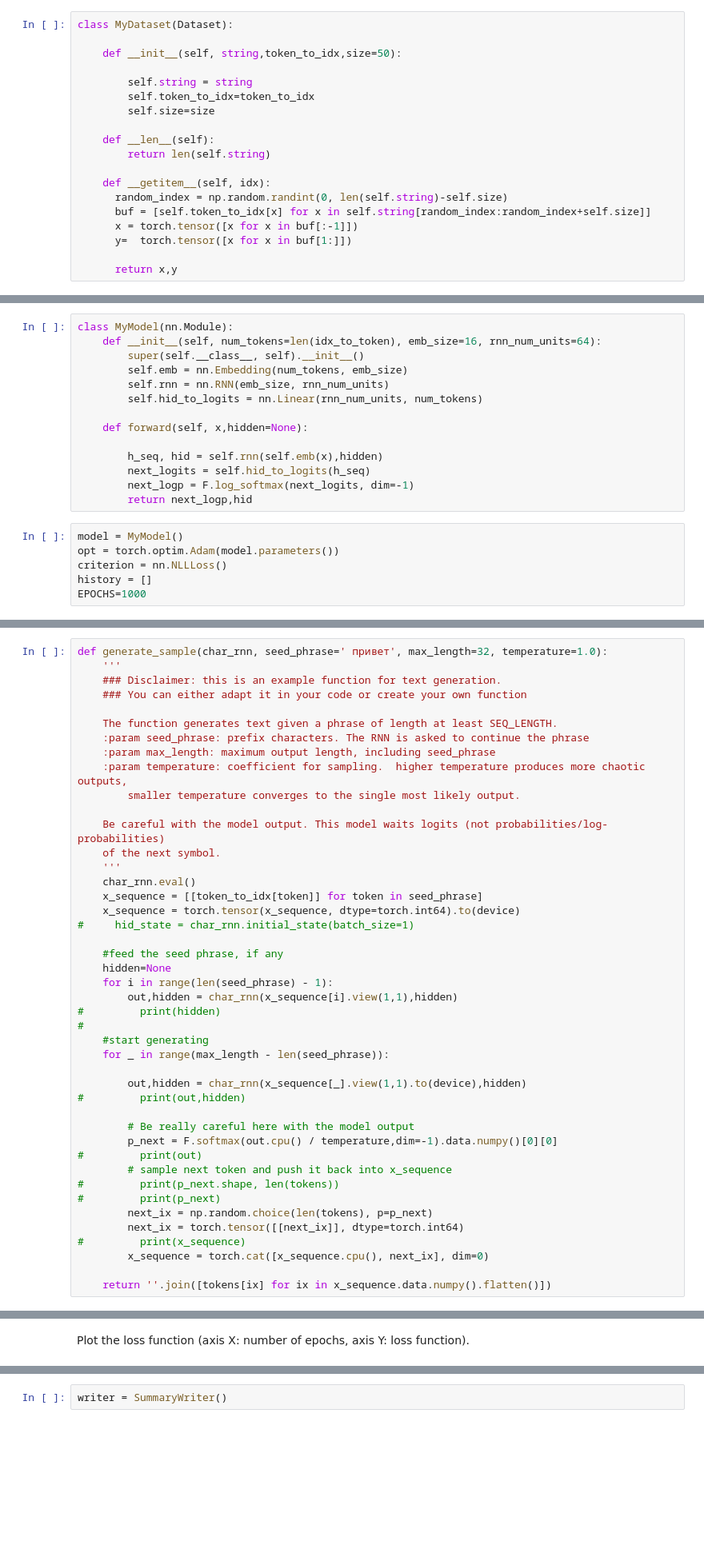
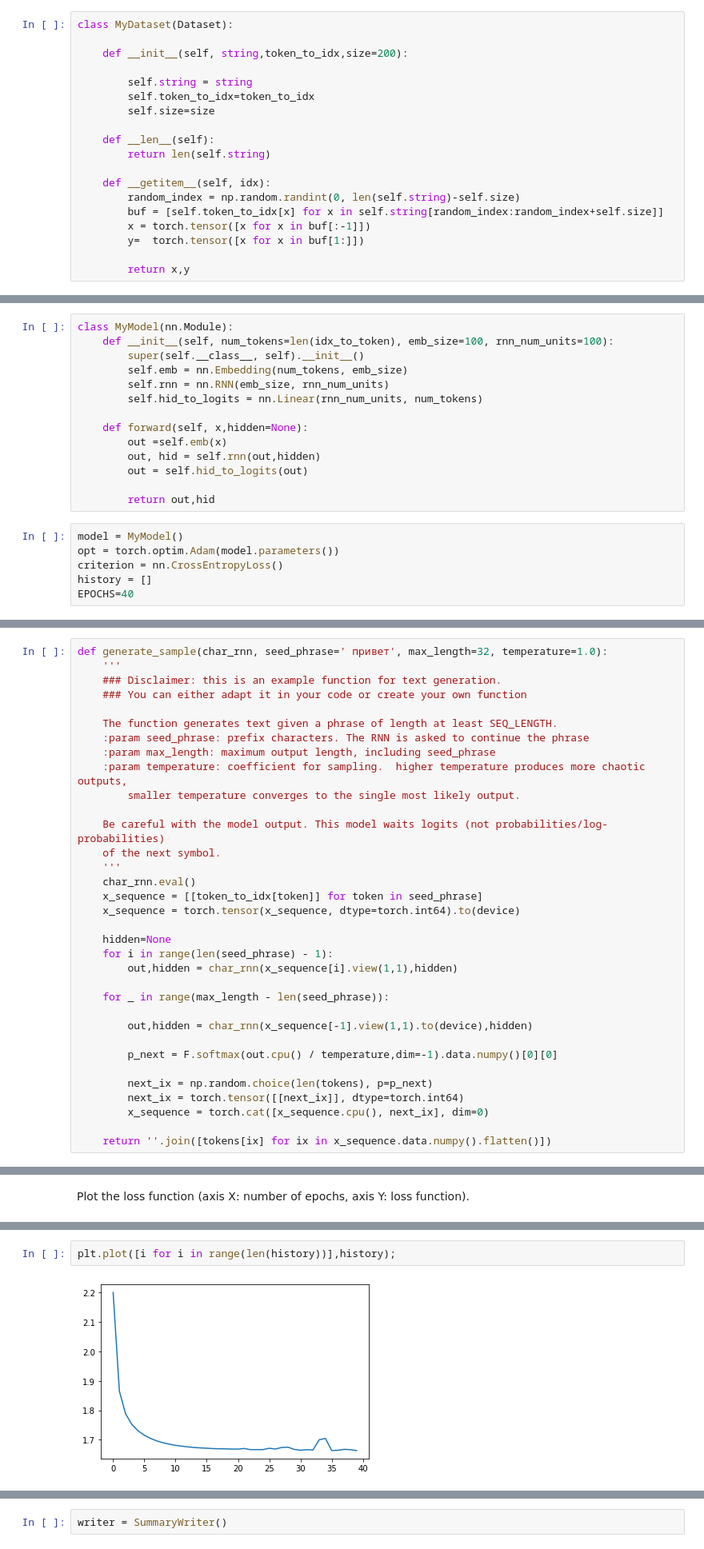
Before and after one commit to Ilyua/made_nlp_course, a Jupyter notebook: homeworks/Lab01_Poetry_generation/Lab01_Poetry_generation.ipynb, the cells around one changed output, grey strips where cells are left out. Shown at 80% size. Drawn from its saved outputs; the diff is of its cells as text; blank space fills up the shorter version.

```diff
--- a/homeworks/Lab01_Poetry_generation/Lab01_Poetry_generation.ipynb
+++ b/homeworks/Lab01_Poetry_generation/Lab01_Poetry_generation.ipynb
@@ -135,7 +145,7 @@ device = torch.device('cuda' if torch.cuda.is_available() else 'cpu')
 # %%
 class MyDataset(Dataset):
 
-    def __init__(self, string,token_to_idx,size=50):
+    def __init__(self, string,token_to_idx,size=200):
 
         self.string = string
         self.token_to_idx=token_to_idx
@@ -145,36 +155,36 @@ class MyDataset(Dataset):
         return len(self.string)
 
     def __getitem__(self, idx):
-      random_index = np.random.randint(0, len(self.string)-self.size)
-      buf = [self.token_to_idx[x] for x in self.string[random_index:random_index+self.size]]
-      x = torch.tensor([x for x in buf[:-1]])
-      y=  torch.tensor([x for x in buf[1:]])
+        random_index = np.random.randint(0, len(self.string)-self.size)
+        buf = [self.token_to_idx[x] for x in self.string[random_index:random_index+self.size]]
+        x = torch.tensor([x for x in buf[:-1]])
+        y=  torch.tensor([x for x in buf[1:]])
 
-      return x,y
+        return x,y
 # %%
 dataset = MyDataset(out,token_to_idx)
 dataloader = DataLoader(dataset, batch_size=128,
                       shuffle=True, num_workers=2)
 # %%
 class MyModel(nn.Module):
-    def __init__(self, num_tokens=len(idx_to_token), emb_size=16, rnn_num_units=64):
+    def __init__(self, num_tokens=len(idx_to_token), emb_size=100, rnn_num_units=100):
         super(self.__class__, self).__init__()
         self.emb = nn.Embedding(num_tokens, emb_size)
         self.rnn = nn.RNN(emb_size, rnn_num_units)
         self.hid_to_logits = nn.Linear(rnn_num_units, num_tokens)
 
     def forward(self, x,hidden=None):
+        out =self.emb(x)
+        out, hid = self.rnn(out,hidden)
+        out = self.hid_to_logits(out)
 
-        h_seq, hid = self.rnn(self.emb(x),hidden)
-        next_logits = self.hid_to_logits(h_seq)
-        next_logp = F.log_softmax(next_logits, dim=-1)
-        return next_logp,hid
+        return out,hid
 # %%
 model = MyModel()
 opt = torch.optim.Adam(model.parameters())
-criterion = nn.NLLLoss()
+criterion = nn.CrossEntropyLoss()
 history = []
-EPOCHS=1000
+EPOCHS=40
 # %%
 writer = SummaryWriter()
 for x,y in dataloader:
@@ -203,29 +213,19 @@ def generate_sample(char_rnn, seed_phrase=' привет', max_length=32, temper
     char_rnn.eval()
     x_sequence = [[token_to_idx[token]] for token in seed_phrase]
     x_sequence = torch.tensor(x_sequence, dtype=torch.int64).to(device)
-#     hid_state = char_rnn.initial_state(batch_size=1)
 
-    #feed the seed phrase, if any
     hidden=None
     for i in range(len(seed_phrase) - 1):
         out,hidden = char_rnn(x_sequence[i].view(1,1),hidden)
-#         print(hidden)
-#
-    #start generating
+
     for _ in range(max_length - len(seed_phrase)):
 
-        out,hidden = char_rnn(x_sequence[_].view(1,1).to(device),hidden)
-#         print(out,hidden)
+        out,hidden = char_rnn(x_sequence[-1].view(1,1).to(device),hidden)
 
-        # Be really careful here with the model output
         p_next = F.softmax(out.cpu() / temperature,dim=-1).data.numpy()[0][0]
-#         print(out)
-        # sample next token and push it back into x_sequence
-#         print(p_next.shape, len(tokens))
-#         print(p_next)
+
         next_ix = np.random.choice(len(tokens), p=p_next)
         next_ix = torch.tensor([[next_ix]], dtype=torch.int64)
-#         print(x_sequence)
         x_sequence = torch.cat([x_sequence.cpu(), next_ix], dim=0)
 
     return ''.join([tokens[ix] for ix in x_sequence.data.numpy().flatten()])
@@ -275,3 +261,7 @@ a
+# %%
+plt.plot([i for i in range(len(history))],history);
+# %% [output]
+[figure, added]
 # %% [markdown]
 ### More poetic model
 
```
Also changed, not shown: parts of 29 cells of this notebook, 23 other files.
